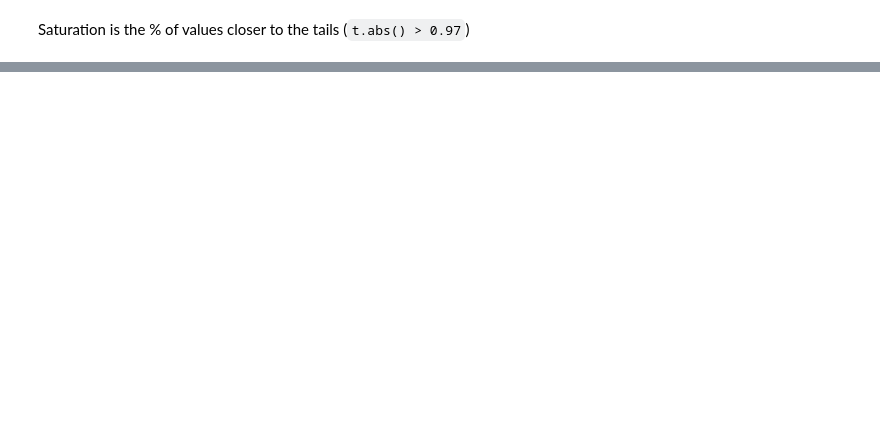
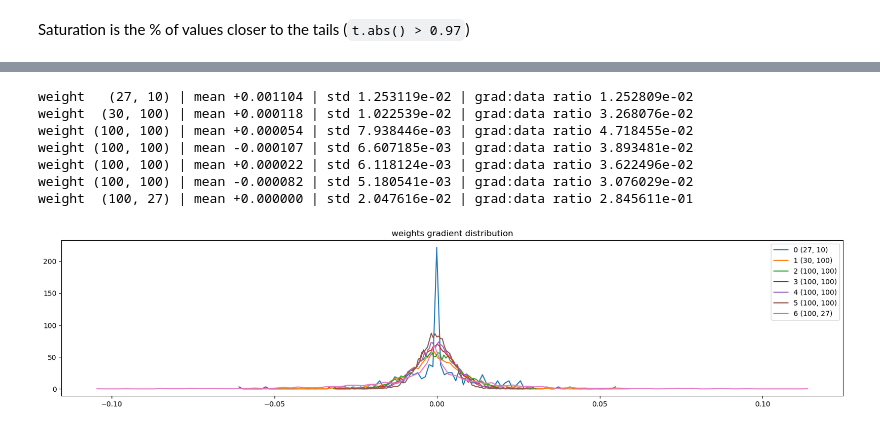
Before and after one commit to samz905/autoregressive-lm, a Jupyter notebook: optimization.ipynb, the cells around one changed output, grey strips where cells are left out. Saved outputs shown, nothing was run; the diff lists cells and outputs as text; code cells hidden in the pictures; blank space fills up the shorter version.

```diff
--- a/optimization.ipynb
+++ b/optimization.ipynb
@@ -649,0 +618,22 @@ Text(0.5, 1.0, 'gradient distribution')
+# %%
+# visualize histograms of the weights gradients
+plt.figure(figsize=(20, 4)) # width and height of the plot
+legends = []
+for i,p in enumerate(parameters):
+  t = p.grad
+  if p.ndim == 2:
+    print('weight %10s | mean %+f | std %e | grad:data ratio %e' % (tuple(p.shape), t.mean(), t.std(), t.std() / p.std()))
+    hy, hx = torch.histogram(t, density=True)
+    plt.plot(hx[:-1].detach(), hy.detach())
+    legends.append(f'{i} {tuple(p.shape)}')
+plt.legend(legends)
+plt.title('weights gradient distribution');
+# %% [output]
+weight   (27, 10) | mean +0.001104 | std 1.253119e-02 | grad:data ratio 1.252809e-02
+weight  (30, 100) | mean +0.000118 | std 1.022539e-02 | grad:data ratio 3.268076e-02
+weight (100, 100) | mean +0.000054 | std 7.938446e-03 | grad:data ratio 4.718455e-02
+weight (100, 100) | mean -0.000107 | std 6.607185e-03 | grad:data ratio 3.893481e-02
+weight (100, 100) | mean +0.000022 | std 6.118124e-03 | grad:data ratio 3.622496e-02
+weight (100, 100) | mean -0.000082 | std 5.180541e-03 | grad:data ratio 3.076029e-02
+weight  (100, 27) | mean +0.000000 | std 2.047616e-02 | grad:data ratio 2.845611e-01
+[figure, added]
```
Also changed, not shown: parts of 15 cells of this notebook.
